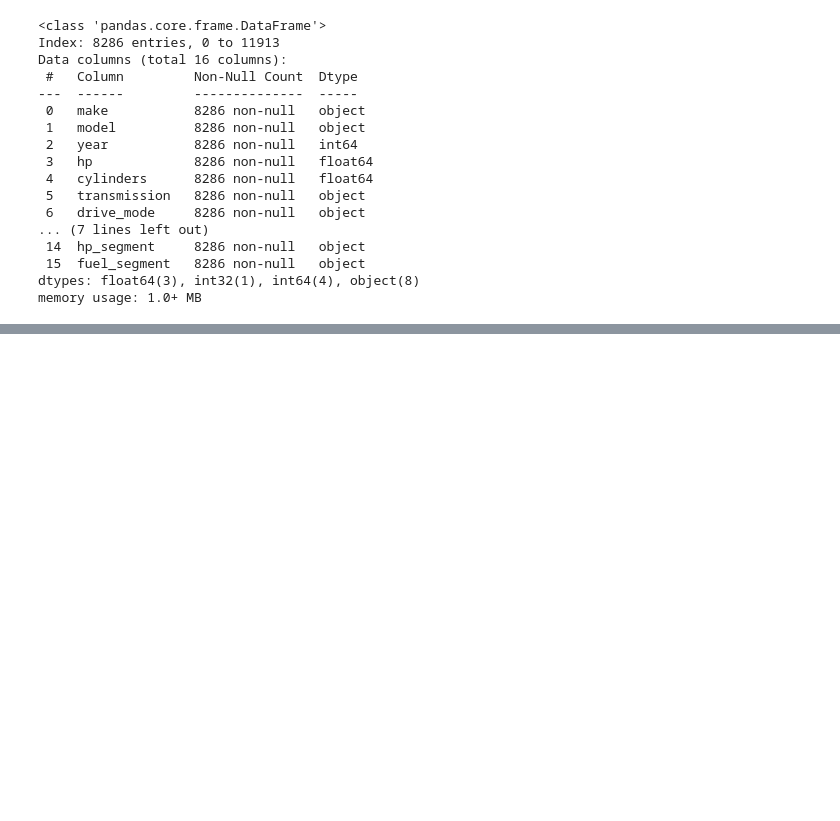
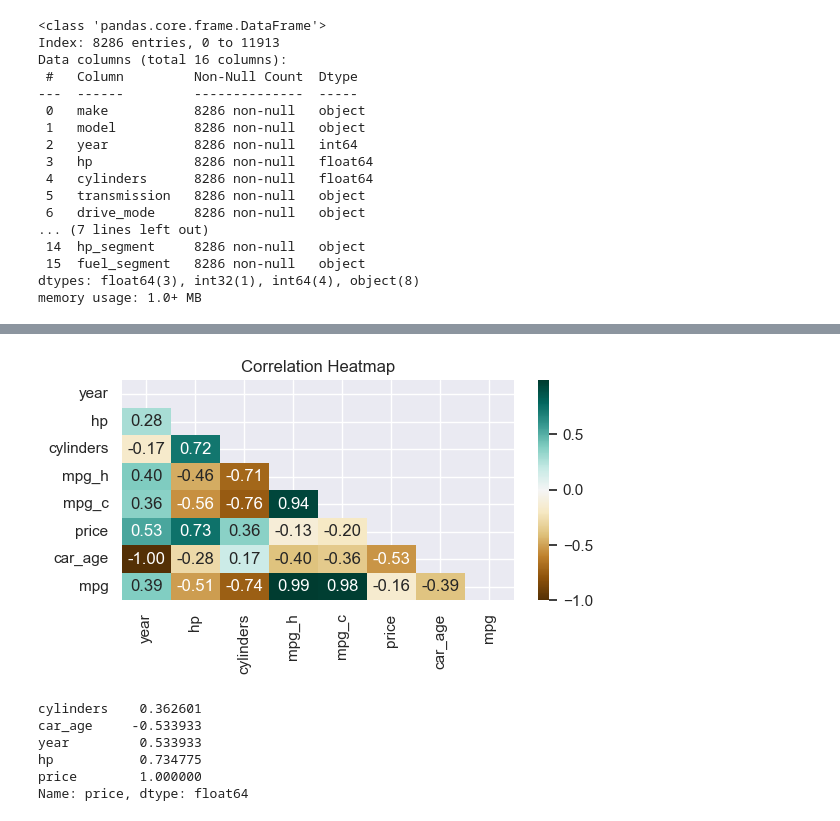
Before and after one commit to Rhahloth/car_sale_eda, a Jupyter notebook: car_sales_eda.ipynb, the cells around one changed output, grey strips where cells are left out. Cells and saved outputs as stored; diff of their text form; code cells hidden in the pictures; blank space fills up the shorter version.

```diff
--- a/car_sales_eda.ipynb
+++ b/car_sales_eda.ipynb
@@ -371,0 +184,29 @@ From this analysis, it’s clear that multiple factors influence car prices, inc
+# %%
+corr = df[nums_cols].corr()
+mask = np.triu(np.ones_like(corr, dtype=bool))
+plt.figure(figsize=(6, 3.5))
+
+sns.heatmap(
+    corr,
+    mask = mask,
+    annot=True,
+    cmap="BrBG",
+    fmt=".2f",
+    square=False,
+    cbar=True
+)
+
+plt.title("Correlation Heatmap")
+plt.tight_layout()
+plt.show()
+# %% [output]
+[figure, added]
+# %%
+corr['price'].sort_values(key = abs).tail()
+# %% [output]
+cylinders    0.362601
+car_age     -0.533933
+year         0.533933
+hp           0.734775
+price        1.000000
+Name: price, dtype: float64
```
Also changed, not shown: parts of 99 cells of this notebook, 1 other file.
